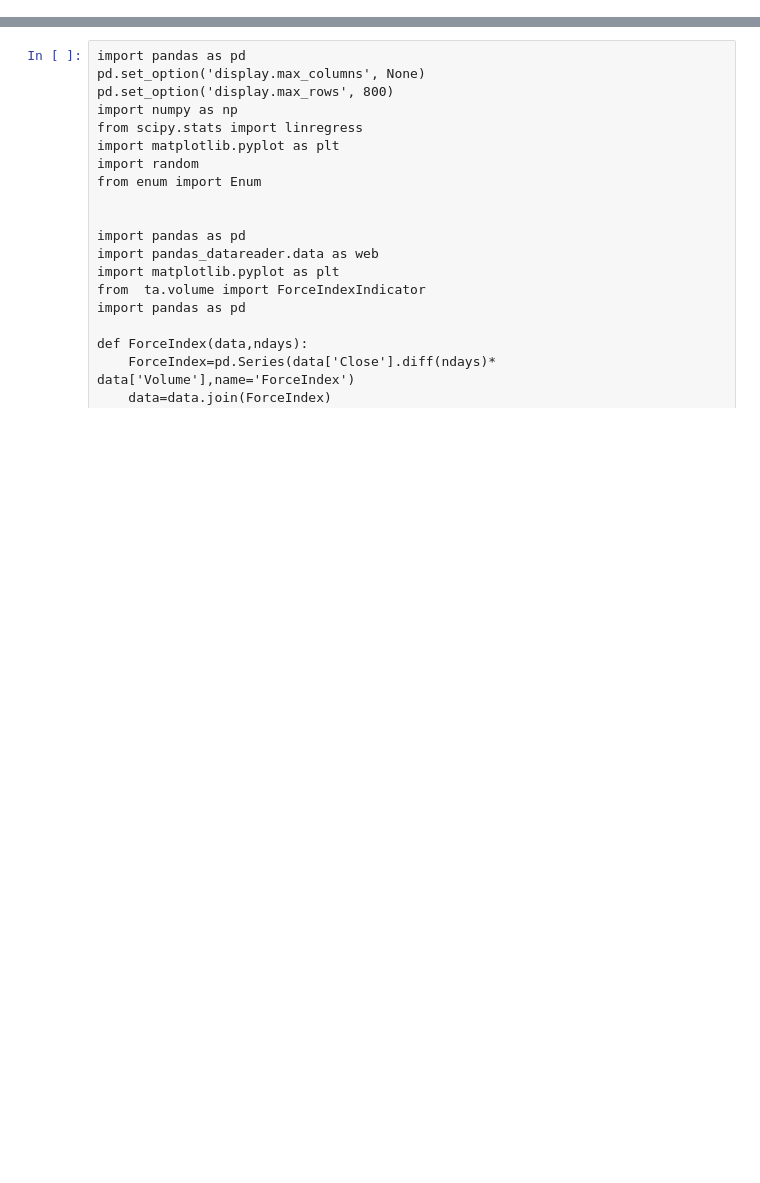
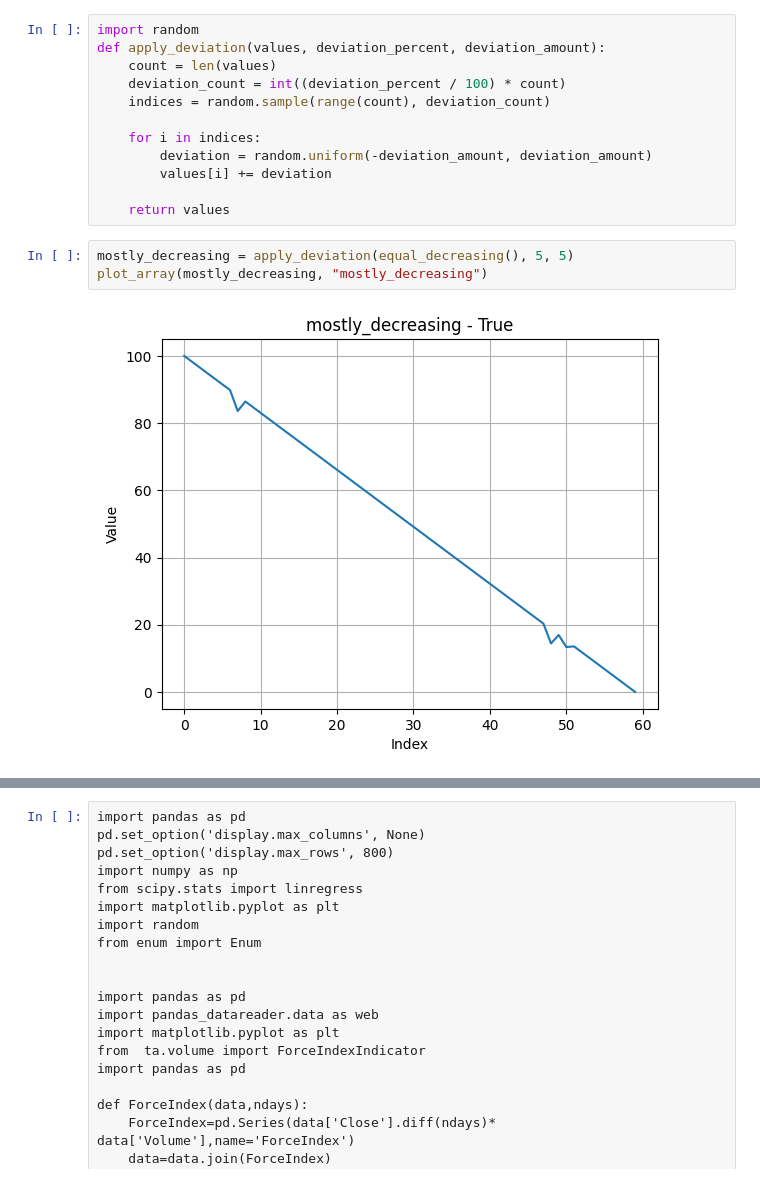
Before and after one commit to DerSalvador/ananda, a Jupyter notebook: NishamJupytherNotebook.ipynb, the cells around one changed output, grey strips where cells are left out. Drawn from its saved outputs; the diff is of its cells as text; blank space fills up the shorter version.

```diff
--- a/NishamJupytherNotebook.ipynb
+++ b/NishamJupytherNotebook.ipynb
@@ -0,0 +92,17 @@
+# %%
+import random
+def apply_deviation(values, deviation_percent, deviation_amount):
+    count = len(values)
+    deviation_count = int((deviation_percent / 100) * count)
+    indices = random.sample(range(count), deviation_count)
+
+    for i in indices:
+        deviation = random.uniform(-deviation_amount, deviation_amount)
+        values[i] += deviation
+
+    return values
+# %%
+mostly_decreasing = apply_deviation(equal_decreasing(), 5, 5)
+plot_array(mostly_decreasing, "mostly_decreasing")
+# %% [output]
+[figure, added]
```
Also changed, not shown: parts of 8 cells of this notebook, 1 other file.
